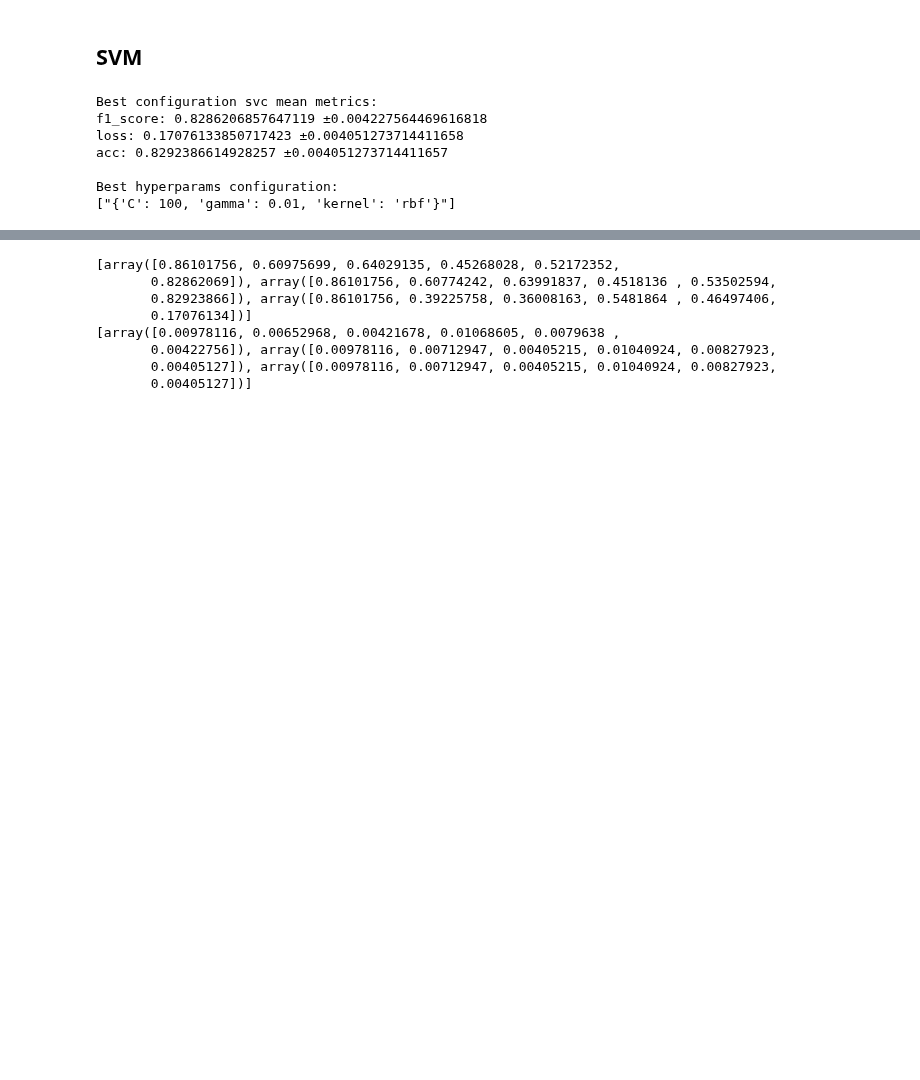
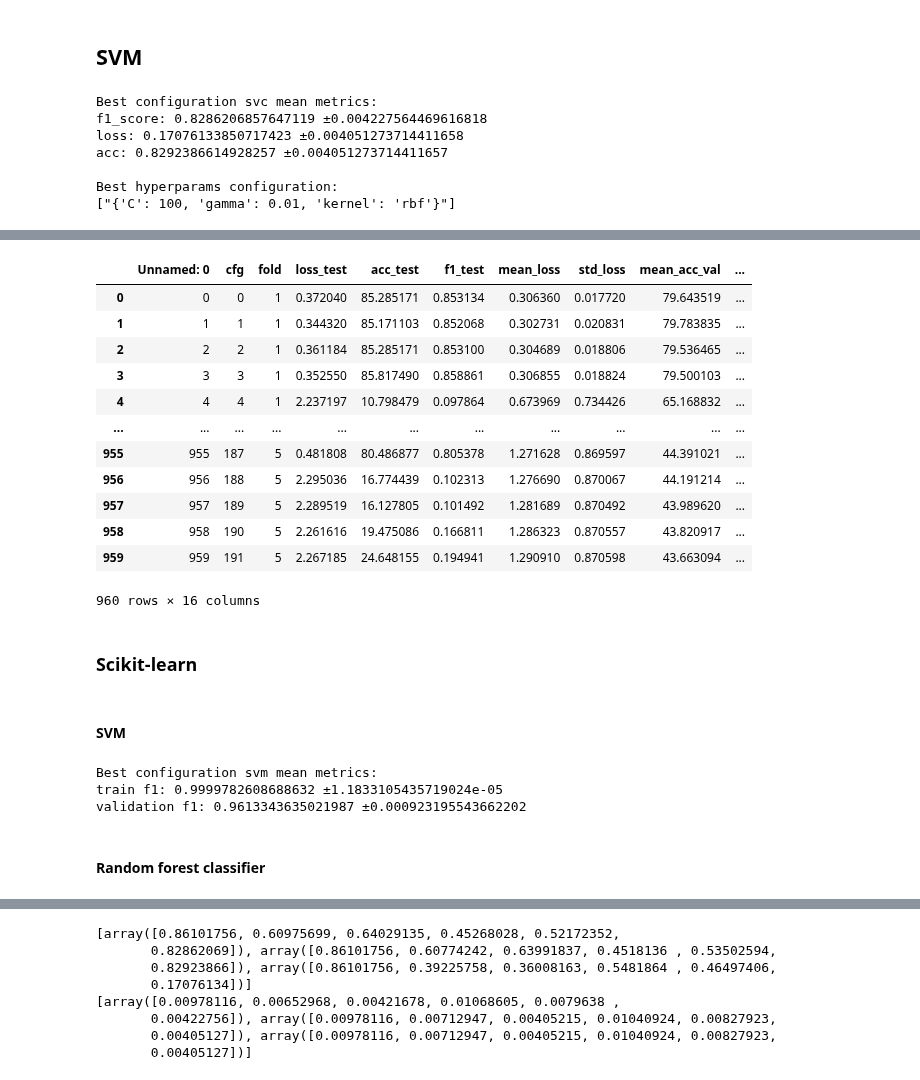
Before and after one commit to prushh/movie-lens-mlp, a Jupyter notebook: notebooks/3.0-performance-analysis.ipynb, the cells around one changed output, grey strips where cells are left out. Saved outputs shown, nothing was run; the diff lists cells and outputs as text; code cells hidden in the pictures; blank space fills up the shorter version.

```diff
--- a/notebooks/3.0-performance-analysis.ipynb
+++ b/notebooks/3.0-performance-analysis.ipynb
@@ -344,0 +418,18 @@ df_test_metric
+# %%
+mlp_all
+# %% [output]
+|  | Unnamed: 0 | cfg | fold | loss_test | acc_test | f1_test | mean_loss | std_loss | mean_acc_val | ... |
+| 0 | 0 | 0 | 1 | 0.372040 | 85.285171 | 0.853134 | 0.306360 | 0.017720 | 79.643519 | ... |
+| 1 | 1 | 1 | 1 | 0.344320 | 85.171103 | 0.852068 | 0.302731 | 0.020831 | 79.783835 | ... |
+| 2 | 2 | 2 | 1 | 0.361184 | 85.285171 | 0.853100 | 0.304689 | 0.018806 | 79.536465 | ... |
+| 3 | 3 | 3 | 1 | 0.352550 | 85.817490 | 0.858861 | 0.306855 | 0.018824 | 79.500103 | ... |
+| 4 | 4 | 4 | 1 | 2.237197 | 10.798479 | 0.097864 | 0.673969 | 0.734426 | 65.168832 | ... |
+| ... | ... | ... | ... | ... | ... | ... | ... | ... | ... | ... |
+| 955 | 955 | 187 | 5 | 0.481808 | 80.486877 | 0.805378 | 1.271628 | 0.869597 | 44.391021 | ... |
+| 956 | 956 | 188 | 5 | 2.295036 | 16.774439 | 0.102313 | 1.276690 | 0.870067 | 44.191214 | ... |
+| 957 | 957 | 189 | 5 | 2.289519 | 16.127805 | 0.101492 | 1.281689 | 0.870492 | 43.989620 | ... |
+| 958 | 958 | 190 | 5 | 2.261616 | 19.475086 | 0.166811 | 1.286323 | 0.870557 | 43.820917 | ... |
+| 959 | 959 | 191 | 5 | 2.267185 | 24.648155 | 0.194941 | 1.290910 | 0.870598 | 43.663094 | ... |
+960 rows × 16 columns
+# %% [markdown]
+### Scikit-learn
@@ -344,0 +447,11 @@ df_test_metric
+# %% [markdown]
+#### SVM
+# %%
+res_svm_train = calculate_statistics_sklearn_train(svm_val)
+df_test_metric_train = summary_statistics_model(df_test_metric_train, res_svm_train, 'svm',train=True)
+# %% [output]
+Best configuration svm mean metrics:
+train f1: 0.9999782608688632 ±1.1833105435719024e-05
+validation f1: 0.9613343635021987 ±0.000923195543662202
+# %% [markdown]
+#### Random forest classifier
```
Also changed, not shown: parts of 25 cells of this notebook, 2 other files.
